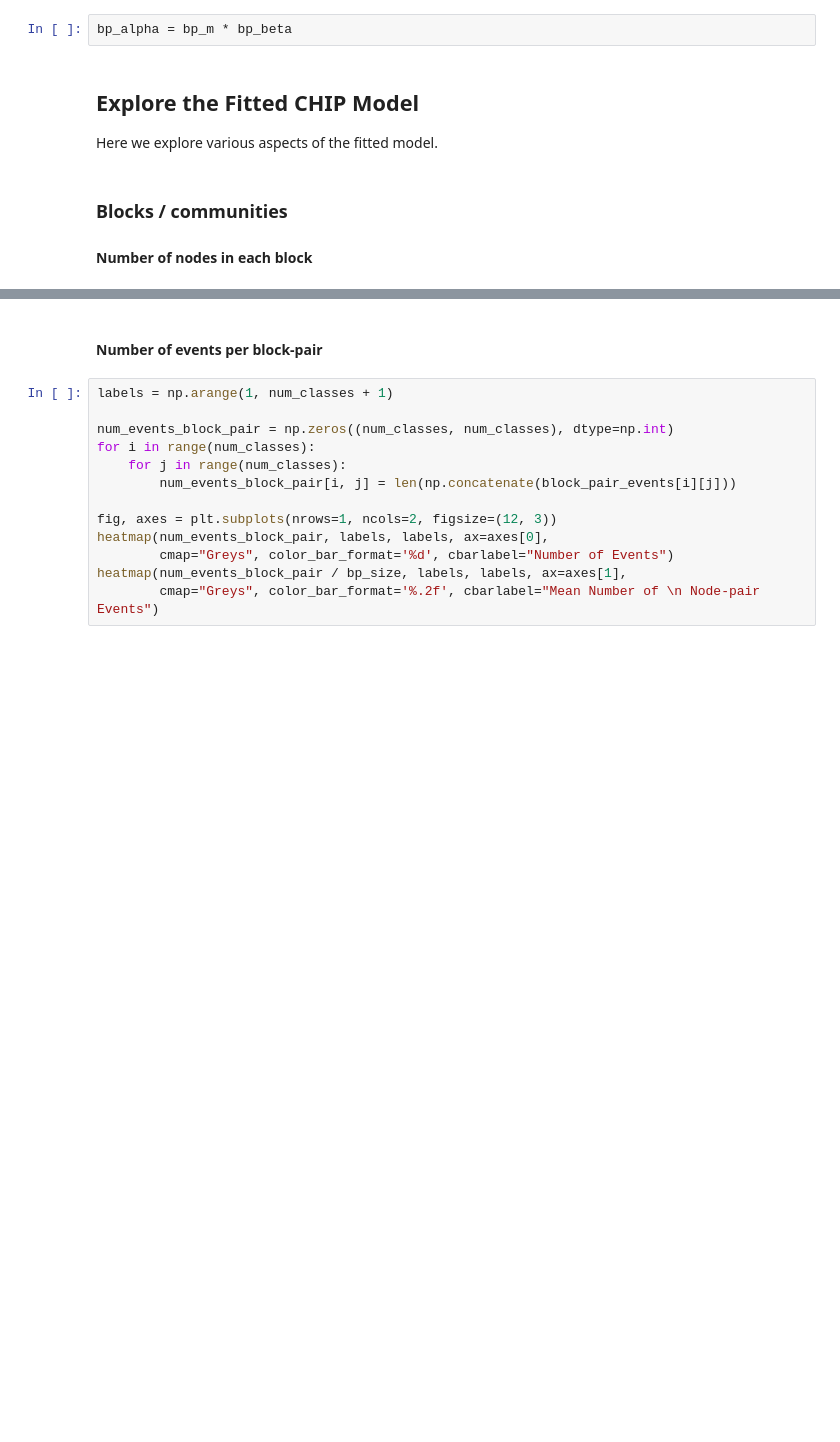
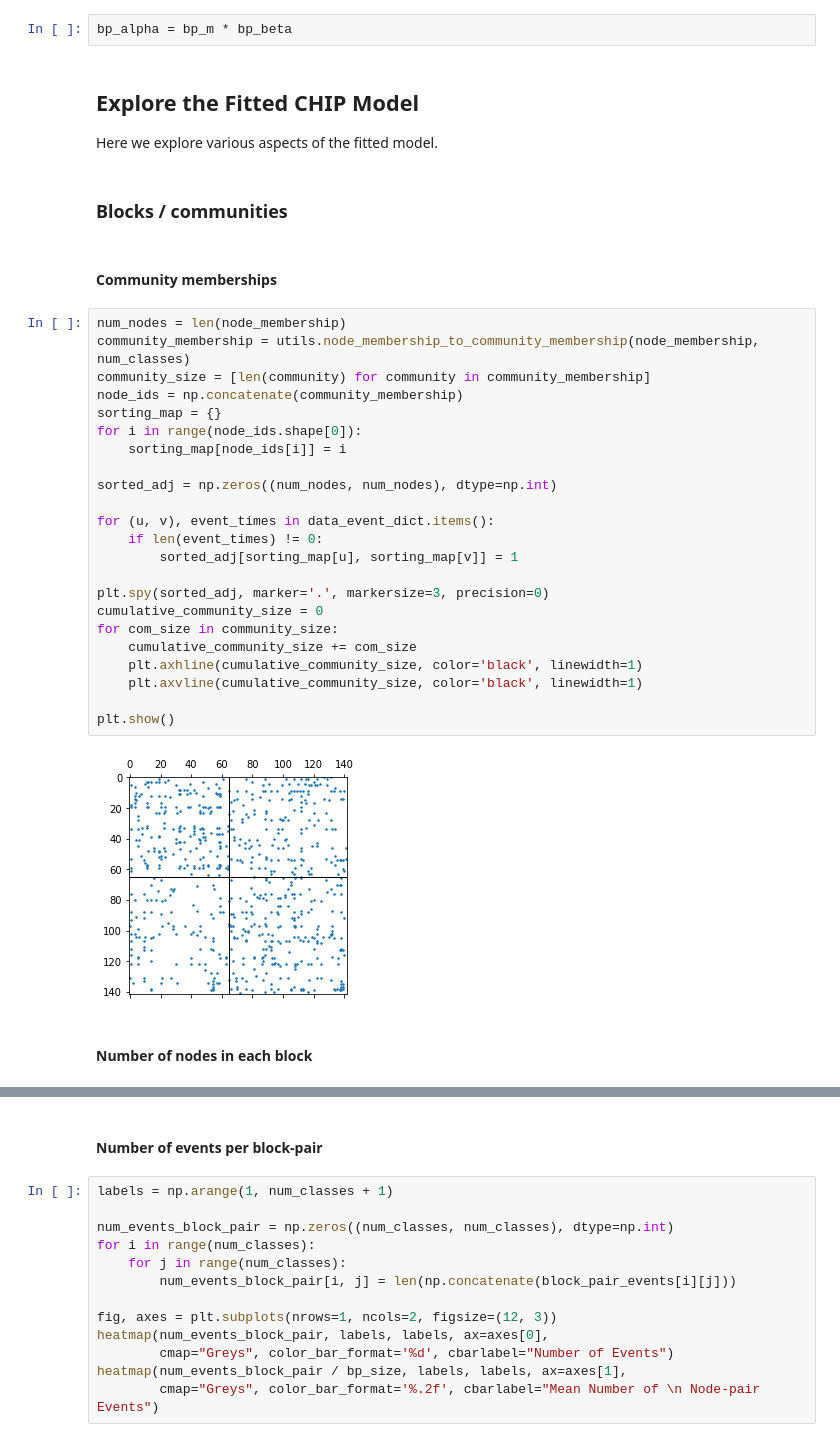
Before and after one commit to IdeasLabUT/CHIP-Network-Model, a Jupyter notebook: exploratory_analysis/enron_exploratory_analysis.ipynb, the cells around one changed output, grey strips where cells are left out. Cells and saved outputs as stored; diff of their text form; blank space fills up the shorter version.

```diff
--- a/exploratory_analysis/enron_exploratory_analysis.ipynb
+++ b/exploratory_analysis/enron_exploratory_analysis.ipynb
@@ -100,8 +100,36 @@ bp_alpha = bp_m * bp_beta
 ## Explore the Fitted CHIP Model
 
 Here we explore various aspects of the fitted model.
+# %% [markdown]
+### Blocks / communities
+# %% [markdown]
+#### Community memberships
+# %%
+num_nodes = len(node_membership)
+community_membership = utils.node_membership_to_community_membership(node_membership, num_classes)
+community_size = [len(community) for community in community_membership]
+node_ids = np.concatenate(community_membership)
+sorting_map = {}
+for i in range(node_ids.shape[0]):
+    sorting_map[node_ids[i]] = i
+
+sorted_adj = np.zeros((num_nodes, num_nodes), dtype=np.int)
+
+for (u, v), event_times in data_event_dict.items():
+    if len(event_times) != 0:
+        sorted_adj[sorting_map[u], sorting_map[v]] = 1
+
+plt.spy(sorted_adj, marker='.', markersize=3, precision=0)
+cumulative_community_size = 0
+for com_size in community_size:
+    cumulative_community_size += com_size
+    plt.axhline(cumulative_community_size, color='black', linewidth=1)
+    plt.axvline(cumulative_community_size, color='black', linewidth=1)
+
+plt.show()
+# %% [output]
+[figure, added]
 # %% [markdown]
-### Blocks / communities
 #### Number of nodes in each block
 # %%
 blocks, counts = np.unique(node_membership, return_counts=True)
```
Also changed, not shown: parts of 6 cells of this notebook, 6 other files.
